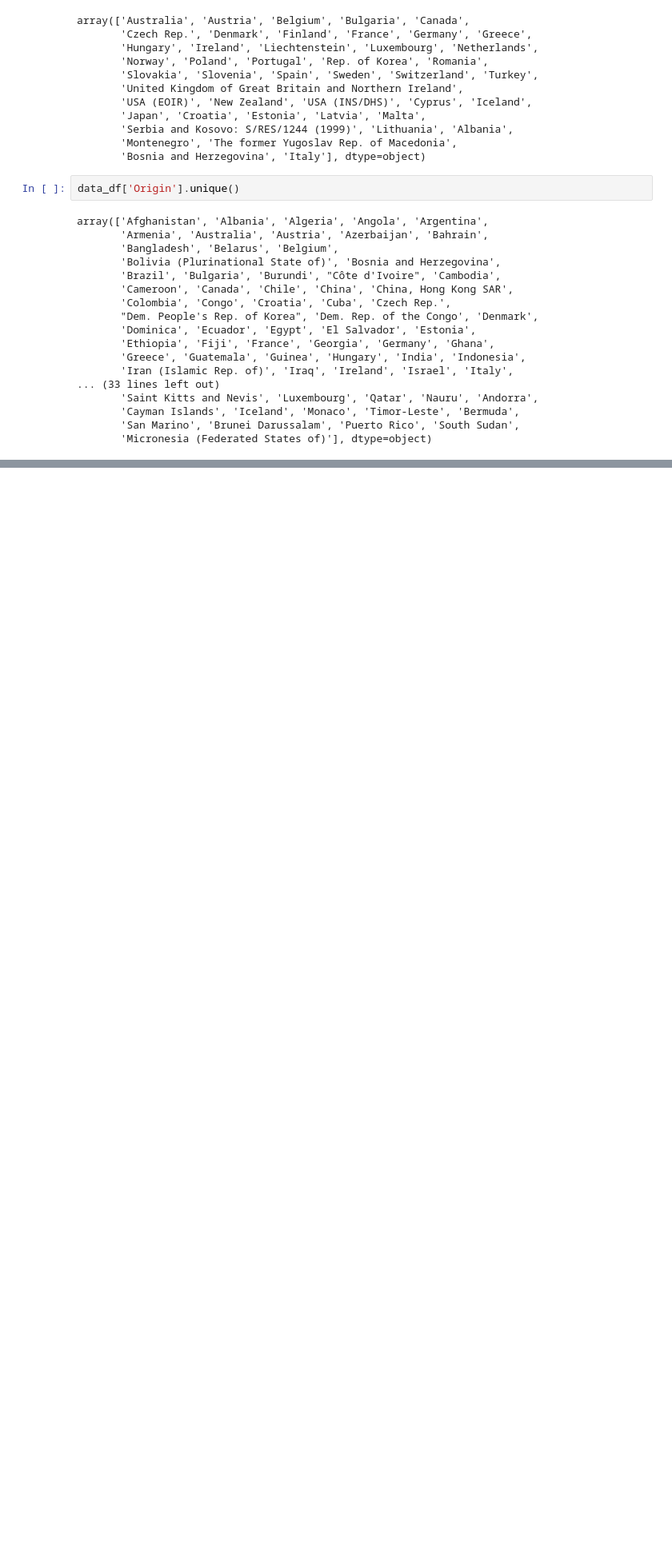
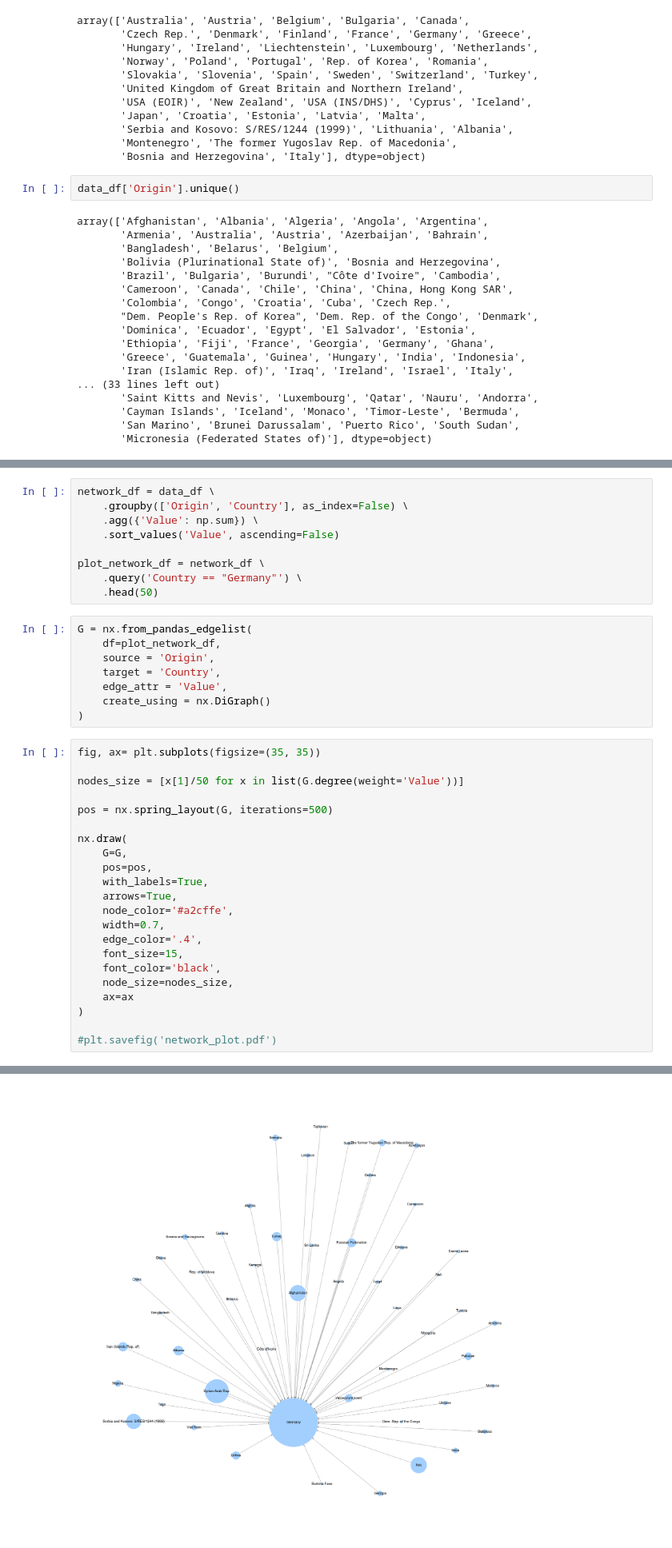
Before and after one commit to juanitorduz/probono_opendata_td, a Jupyter notebook: notebooks/refugee_example.ipynb, the cells around one changed output, grey strips where cells are left out. Shown: that part at 80% size. Saved outputs shown, nothing was run; the diff lists cells and outputs as text; blank space fills up the shorter version.

```diff
--- a/notebooks/refugee_example.ipynb
+++ b/notebooks/refugee_example.ipynb
@@ -178,0 +221,40 @@ ax.set(title='Origin Countries Asylum Applications (1999-2016)');
+# %%
+network_df = data_df \
+    .groupby(['Origin', 'Country'], as_index=False) \
+    .agg({'Value': np.sum}) \
+    .sort_values('Value', ascending=False)
+
+plot_network_df = network_df \
+    .query('Country == "Germany"') \
+    .head(50)
+# %%
+G = nx.from_pandas_edgelist(
+    df=plot_network_df,
+    source = 'Origin',
+    target = 'Country',
+    edge_attr = 'Value',
+    create_using = nx.DiGraph()
+)
+# %%
+fig, ax= plt.subplots(figsize=(35, 35))
+
+nodes_size = [x[1]/50 for x in list(G.degree(weight='Value'))]
+
+pos = nx.spring_layout(G, iterations=500)
+
+nx.draw(
+    G=G,
+    pos=pos,
+    with_labels=True,
+    arrows=True,
+    node_color='#a2cffe',
+    width=0.7,
+    edge_color='.4',
+    font_size=15,
+    font_color='black',
+    node_size=nodes_size,
+    ax=ax
+)
+
+#plt.savefig('network_plot.pdf')
+# %% [output]
@@ -178,0 +266 @@ ax.set(title='Origin Countries Asylum Applications (1999-2016)');
+[figure, added]
```
Also changed, not shown: parts of 10 cells of this notebook.
